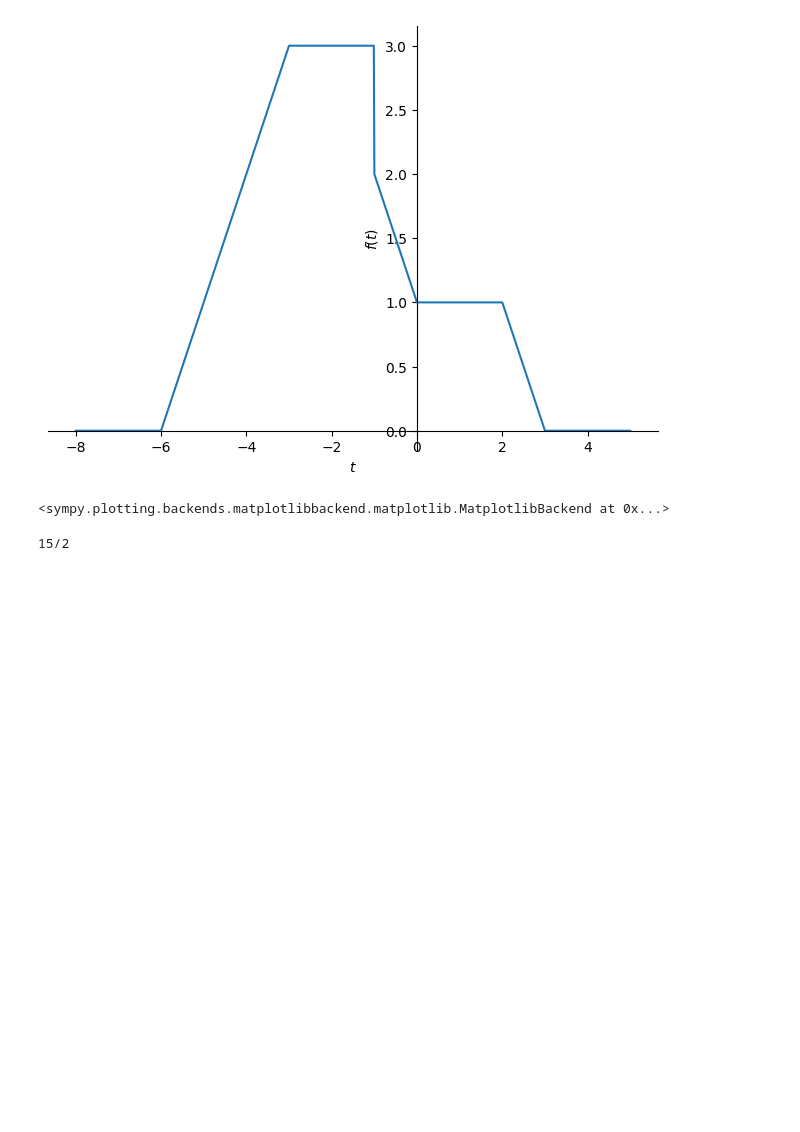
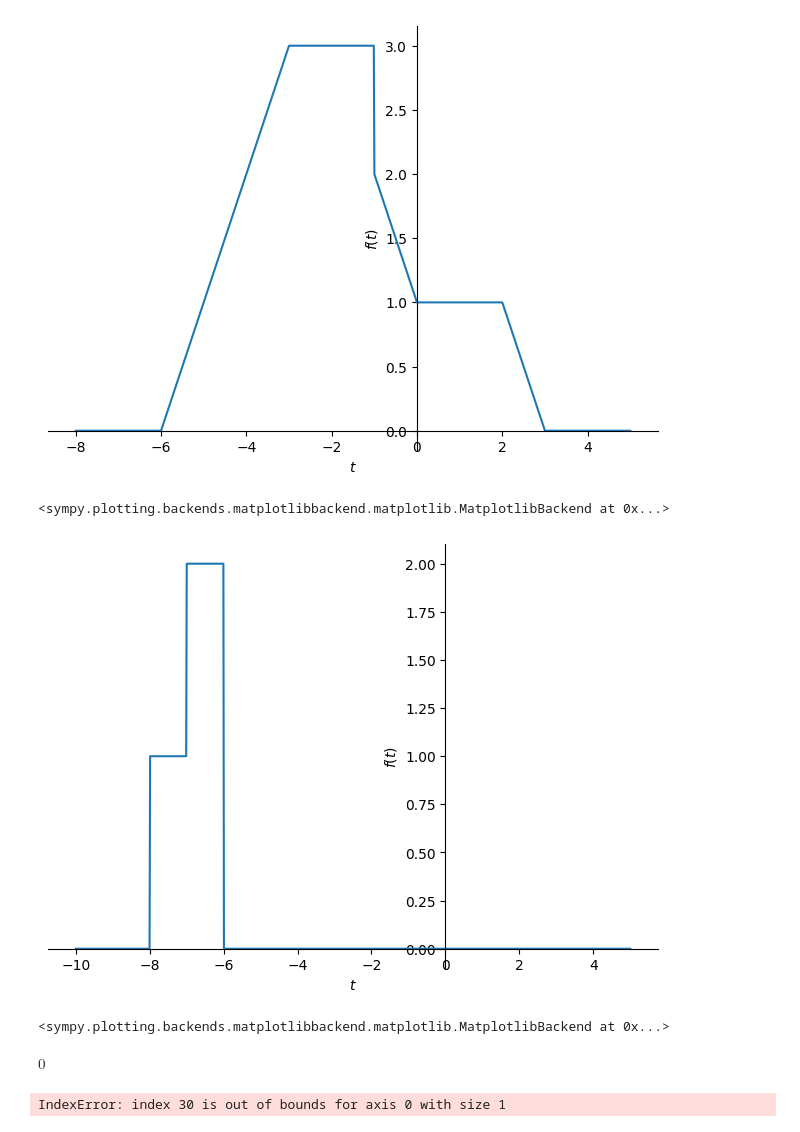
Before and after one commit to Ivyson/Signals-Pamphile, a Jupyter notebook: Test 1/Q5.ipynb, the cells around one changed output. Saved outputs shown, nothing was run; the diff lists cells and outputs as text; code cells hidden in the pictures; blank space fills up the shorter version.

```diff
--- a/Test 1/Q5.ipynb
+++ b/Test 1/Q5.ipynb
@@ -27,9 +27,10 @@ sm.plot(x, (t, -8, 5))
 # %% [output]
 [figure]
 <sympy.plotting.backends.matplotlibbackend.matplotlib.MatplotlibBackend at 0x...>
-# %%
-y = 3*x.subs(t, 2-t) ## This represents -> y(t)=3x(2-t)
-inter = sm.integrate(y, (t, -2, 2))
-print(inter)
-# %% [output]
-15/2
+# %%
+p = 2*(u(t-2)-u(t-3)) +1*(u(t-3)-u(t-4))
+l = p.subs(t, -t)
+sm.plot(l.subs(t,t+4), (t, -10, 5))
+# %% [output]
+[figure, added]
+<sympy.plotting.backends.matplotlibbackend.matplotlib.MatplotlibBackend at 0x...>
@@ -35,0 +40,20 @@ print(inter)
+# %%
+m.subs(t, 2)
+# %% [output]
+$\displaystyle 0$
+# %%
+import numpy as np
+
+c = np.linspace(-10,10)
+p_np = 2*(np.heaviside(c-2, 1) - np.heaviside(c-3, 1)) + 1*(np.heaviside(c-3, 1) - np.heaviside(c-4, 1))
+x_np = (c+6)*(np.heaviside(c+6, 1)-np.heaviside(c+3, 1))+3*(np.heaviside(c+3, 1)-np.heaviside(c+1, 1))+(np.heaviside(c+1, 1)-np.heaviside(c, 1))*(-c+1)+(np.heaviside(c, 1)-np.heaviside(c-2, 1))+(np.heaviside(c-2, 1)-np.heaviside(c-3, 1))*(-c+3)
+y = np.convolve(p_np, x_np,mode = "valid")
+# Find the index in c that corresponds to t = 2
+index_t_2 = np.where(c >= 2)[0][0]
+
+# Get the convolution value at t = 2
+convolution_at_t_2 = y[index_t_2]
+print(y)
+convolution_at_t_2
+# %% [output]
+IndexError: index 30 is out of bounds for axis 0 with size 1
```
Also changed, not shown: parts of 1 cell of this notebook, 9 other files.
